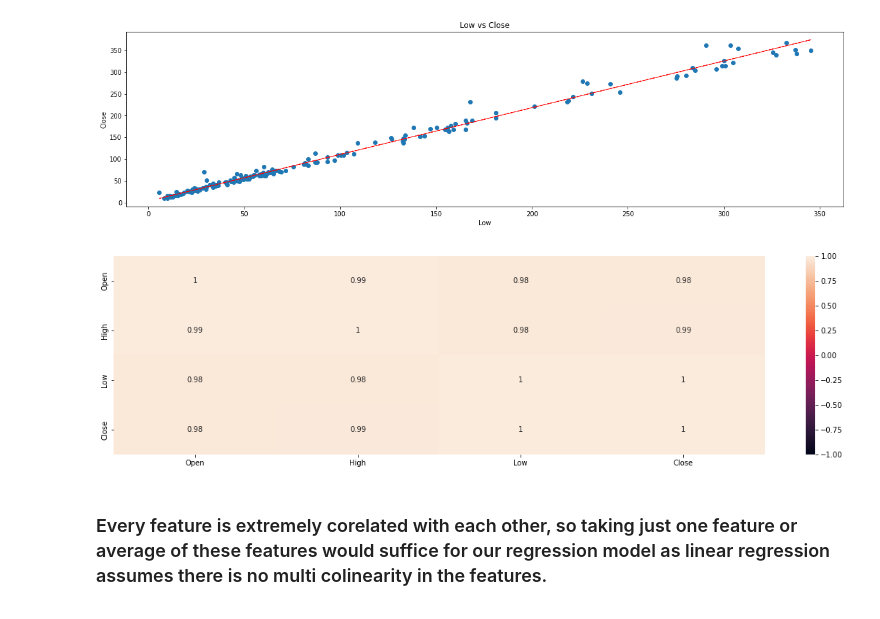
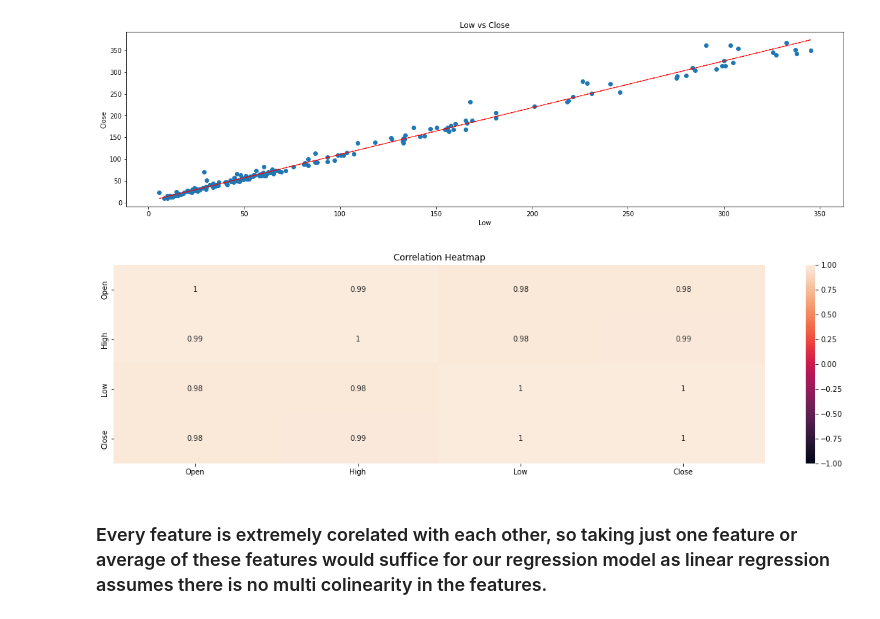
Before and after one commit to Selva-Subramanian/Yes-Bank-Stock-Closing-Price-Prediction, a Jupyter notebook: Yes_Bank_Stock_Closing_Price_Prediction.ipynb, the cells around one changed output. Drawn from its saved outputs; the diff is of its cells as text; code cells hidden in the pictures.

```diff
--- a/Yes_Bank_Stock_Closing_Price_Prediction.ipynb
+++ b/Yes_Bank_Stock_Closing_Price_Prediction.ipynb
@@ -174,10 +171,11 @@ for col in df.describe().columns[:-1]:
 # %%
 # let's see if corelation exists
 
 plt.figure(figsize=(20,5))
+plt.title('Correlation Heatmap')
 cor = sns.heatmap(df.corr(), vmin=-1, vmax=1, cmap=None, annot=True )
 # %% [output]
-[figure, old version]
+[figure, new version]
 # %% [markdown]
 ### Every feature is extremely corelated with each other, so taking just one feature or average of these features would suffice for our regression model as linear regression assumes there is no multi colinearity in the features.
 # %%
```
Also changed, not shown: parts of 68 cells of this notebook.
